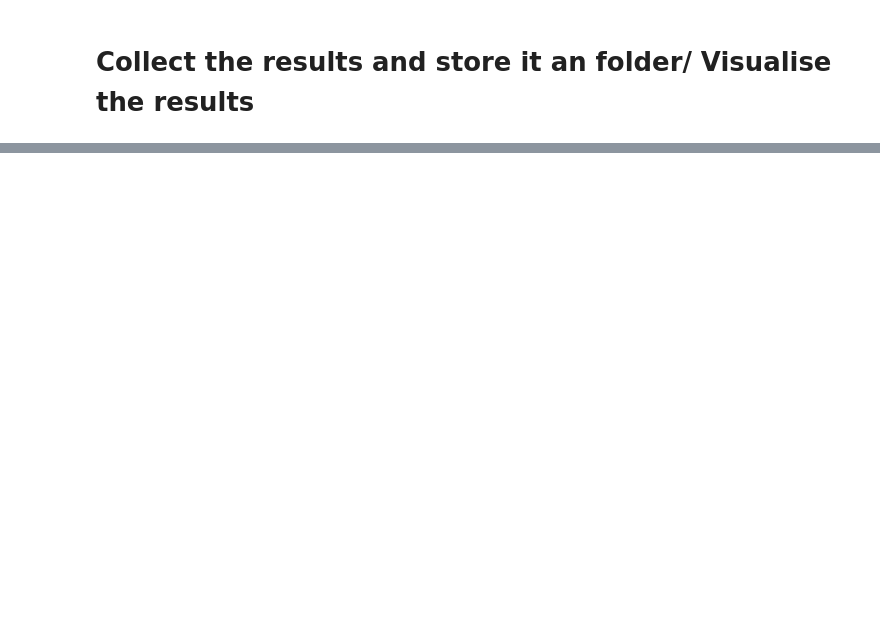
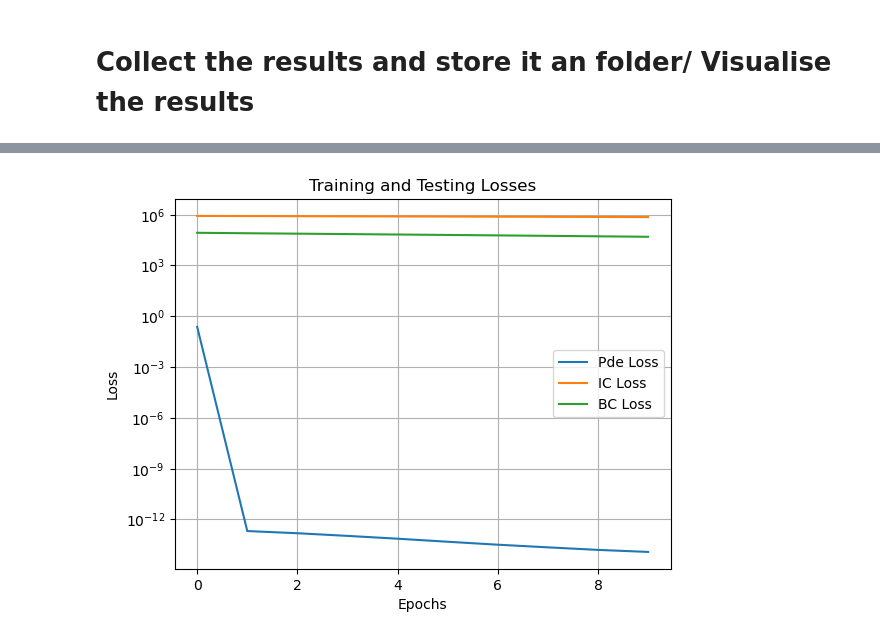
Before and after one commit to radhikrammohan/pinn-pc-1d, a Jupyter notebook: pinn/spartan/model_train_norm.ipynb, the cells around one changed output, grey strips where cells are left out. Saved outputs shown, nothing was run; the diff lists cells and outputs as text; code cells hidden in the pictures; blank space fills up the shorter version.

```diff
--- a/pinn/spartan/model_train_norm.ipynb
+++ b/pinn/spartan/model_train_norm.ipynb
@@ -365,0 +376,13 @@ plt.show()
+# %%
+plt.plot(loss_pde, label='Pde Loss')
+plt.plot(loss_ic, label='IC Loss')
+plt.plot(loss_bc, label='BC Loss')
+plt.xlabel('Epochs')
+plt.ylabel('Loss')
+plt.title('Training and Testing Losses')
+plt.legend()
+plt.yscale('log')
+plt.grid()
+plt.show()
+# %% [output]
+[figure, added]
```
Also changed, not shown: parts of 7 cells of this notebook, 5 other files.
